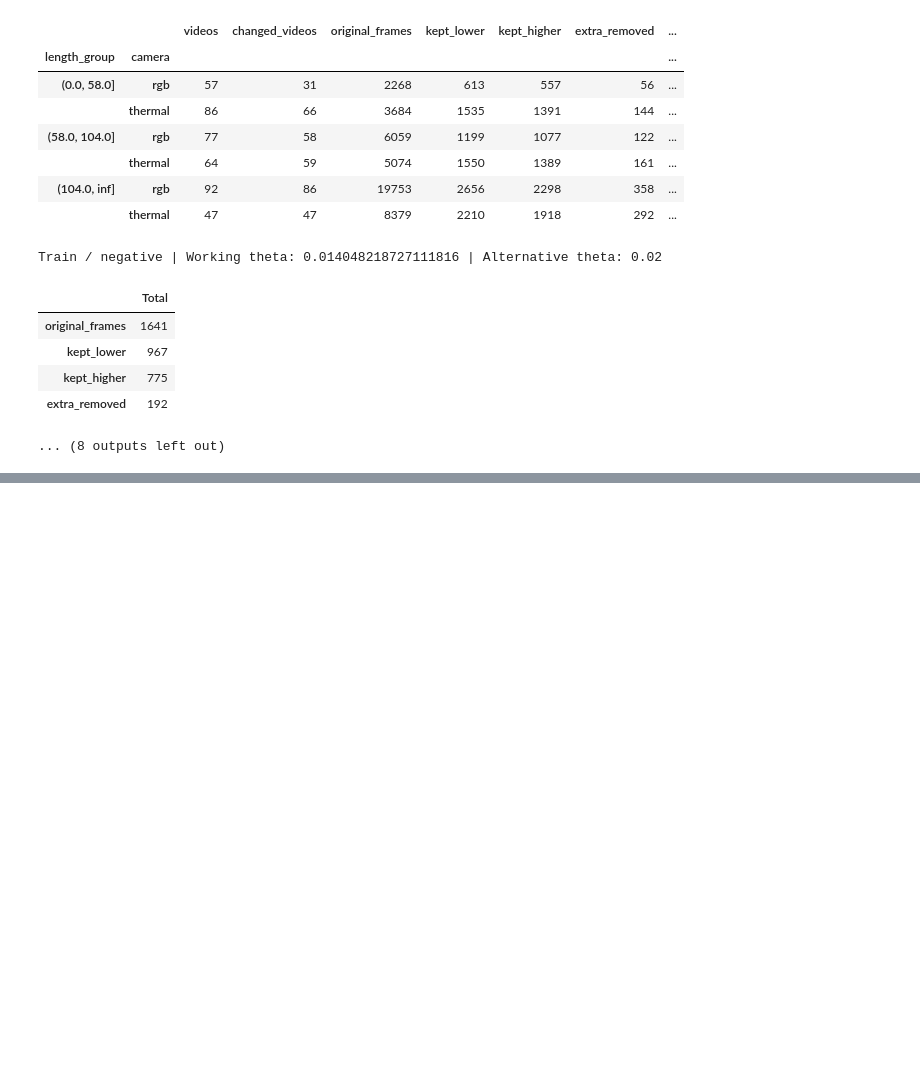
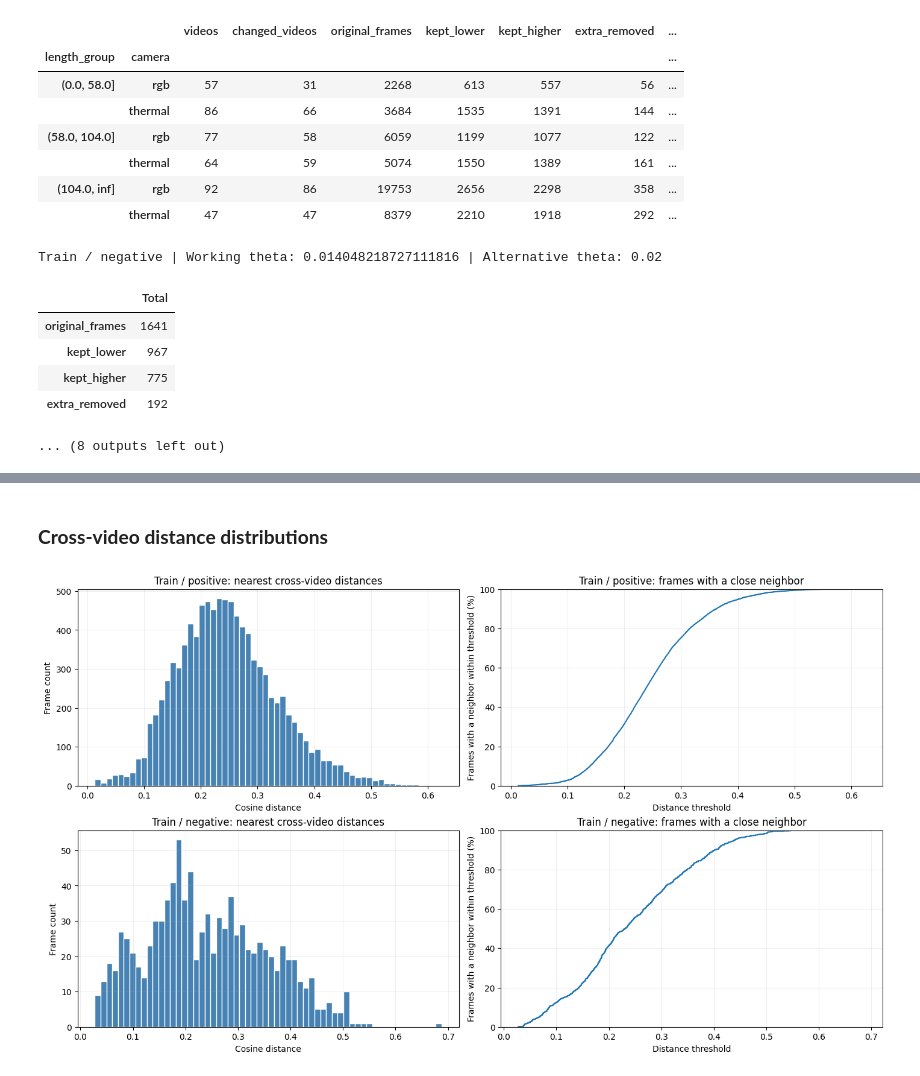
Before and after one commit to Hannysia/drone_detection, a Jupyter notebook: notebooks/04_embeddings_threshold_analysis.ipynb, the cells around one changed output, grey strips where cells are left out. Saved outputs shown, nothing was run; the diff lists cells and outputs as text; code cells hidden in the pictures; blank space fills up the shorter version.

Commit message:
feat(analysis): evaluate cross-video frame deduplication

```diff
--- a/notebooks/04_embeddings_threshold_analysis.ipynb
+++ b/notebooks/04_embeddings_threshold_analysis.ipynb
@@ -274,0 +361,19 @@ Train / negative | Working theta: 0.014048218727111816 | Alternative theta: 0.02
+# %%
+cross_video_results = {}
+
+for category, embeddings in cross_video_embeddings.items():
+    result = nearest_cross_video_frames(embeddings)
+    cross_video_results[category] = result
+
+    assert len(result) == len(embeddings)
+    assert (result["video_id"] != result["neighbor_video_id"]).all()
+
+    print(f"Train / {category}")
+    display(
+        result["distance"]
+        .describe(
+            percentiles=[0.01, 0.05, 0.10, 0.25, 0.50, 0.75, 0.90, 0.95]
+        )
+        .to_frame("Nearest cross-video distance")
+        .round(6)
+    )
@@ -274,0 +411,44 @@ Train / negative | Working theta: 0.014048218727111816 | Alternative theta: 0.02
+# %% [markdown]
+### **Cross-video distance distributions**
+# %%
+figure, axes = plt.subplots(
+    len(cross_video_results),
+    2,
+    figsize=(14, 8),
+    squeeze=False,
+    layout="constrained",
+)
+
+for row_index, (category, result) in enumerate(cross_video_results.items()):
+    distances = result["distance"].to_numpy()
+    ordered = np.sort(distances)
+    cumulative_pct = 100 * np.arange(1, len(ordered) + 1) / len(ordered)
+
+    histogram, cumulative = axes[row_index]
+
+    histogram.hist(
+        distances,
+        bins=60,
+        color="steelblue",
+        edgecolor="white",
+    )
+    histogram.set(
+        title=f"Train / {category}: nearest cross-video distances",
+        xlabel="Cosine distance",
+        ylabel="Frame count",
+    )
+
+    cumulative.step(ordered, cumulative_pct, where="post")
+    cumulative.set(
+        title=f"Train / {category}: frames with a close neighbor",
+        xlabel="Distance threshold",
+        ylabel="Frames with a neighbor within threshold (%)",
+        ylim=(0, 100),
+    )
+
+    for axis in (histogram, cumulative):
+        axis.grid(alpha=0.2)
+
+plt.show()
+# %% [output]
+[figure, added]
```
Also changed, not shown: parts of 10 cells of this notebook, 3 other files.
